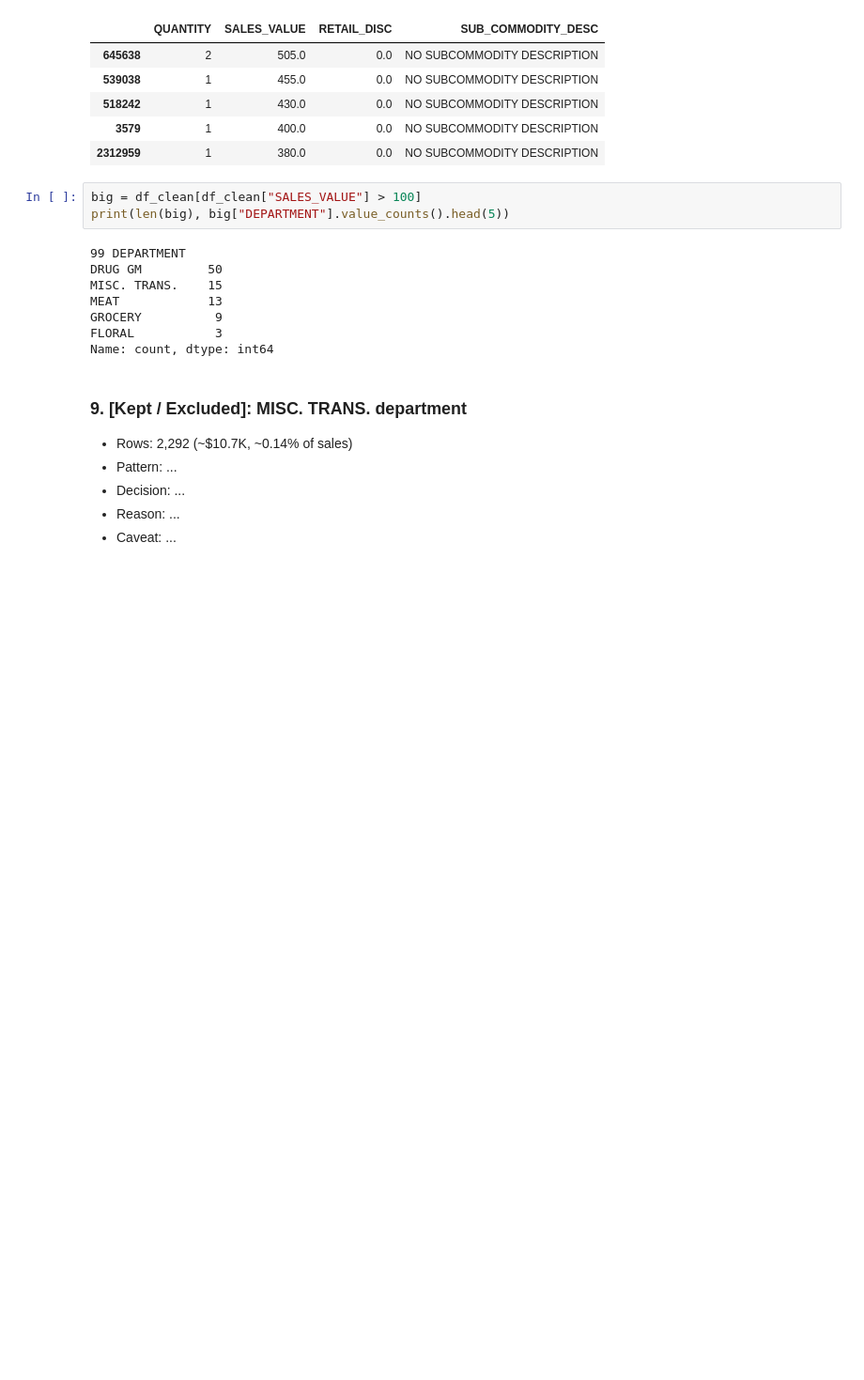
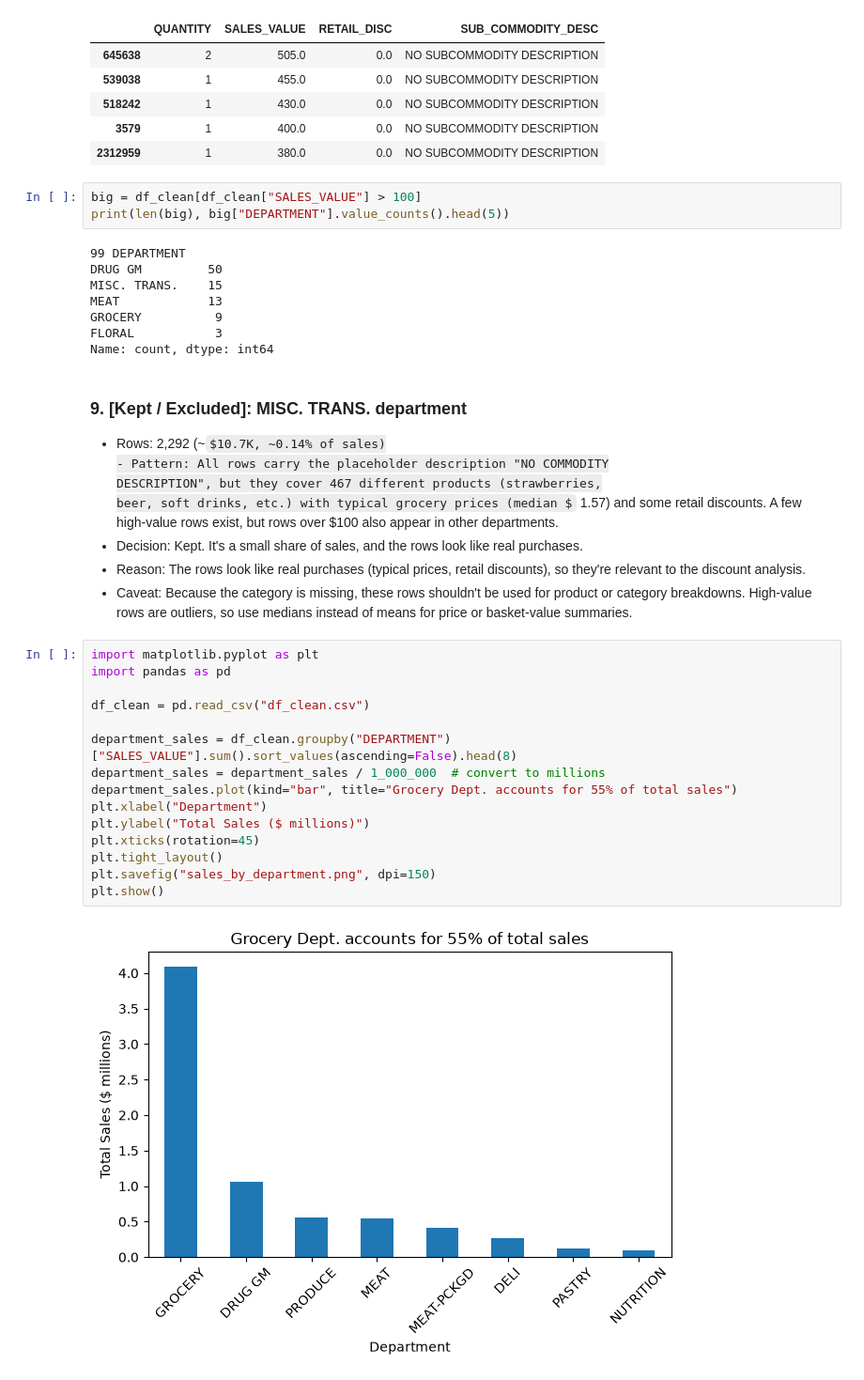
Before and after one commit to marianm827/discount-effectiveness-analysis, a Jupyter notebook: project1.ipynb, the cells around one changed output. Shown at 94% size. Cells and saved outputs as stored; diff of their text form; some formulas as TeX source; blank space fills up the shorter version.

Commit message:
Updated cleaning log and some of phase 2

```diff
--- a/project1.ipynb
+++ b/project1.ipynb
@@ -544,7 +544,32 @@ Name: count, dtype: int64
 # %% [markdown]
 ### 9. [Kept / Excluded]: MISC. TRANS. department
 - Rows: 2,292 (~$10.7K, ~0.14% of sales)
-- Pattern: ...
-- Decision: ...
-- Reason: ...
-- Caveat: ...
+- Pattern: All rows carry the placeholder description "NO COMMODITY
+  DESCRIPTION", but they cover 467 different products (strawberries,
+  beer, soft drinks, etc.) with typical grocery prices (median $1.57)
+  and some retail discounts. A few high-value rows exist, but rows
+  over $100 also appear in other departments.
+- Decision: Kept. It's a small share of sales, and the rows look like
+  real purchases.
+- Reason: The rows look like real purchases (typical prices, retail
+  discounts), so they're relevant to the discount analysis.
+- Caveat: Because the category is missing, these rows shouldn't be used
+  for product or category breakdowns. High-value rows are outliers, so
+  use medians instead of means for price or basket-value summaries.
+# %%
+import matplotlib.pyplot as plt
+import pandas as pd
+
+df_clean = pd.read_csv("df_clean.csv")
+
+department_sales = df_clean.groupby("DEPARTMENT")["SALES_VALUE"].sum().sort_values(ascending=False).head(8)
+department_sales = department_sales / 1_000_000  # convert to millions
+department_sales.plot(kind="bar", title="Grocery Dept. accounts for 55% of total sales")
+plt.xlabel("Department")
+plt.ylabel("Total Sales ($ millions)")
+plt.xticks(rotation=45)
+plt.tight_layout()
+plt.savefig("sales_by_department.png", dpi=150)
+plt.show()
+# %% [output]
+[figure, added]
```
Also changed, not shown: parts of 7 cells of this notebook.
